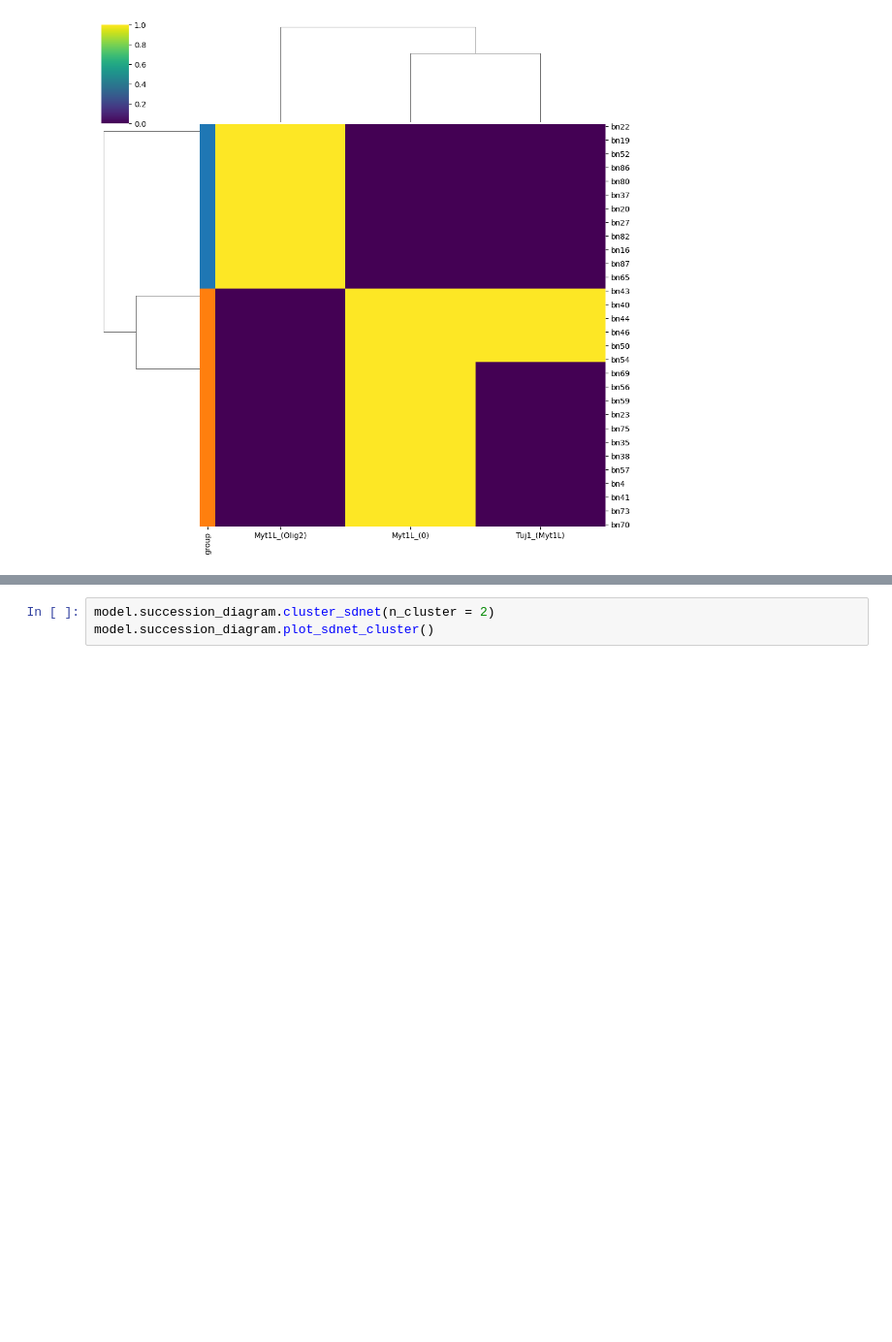
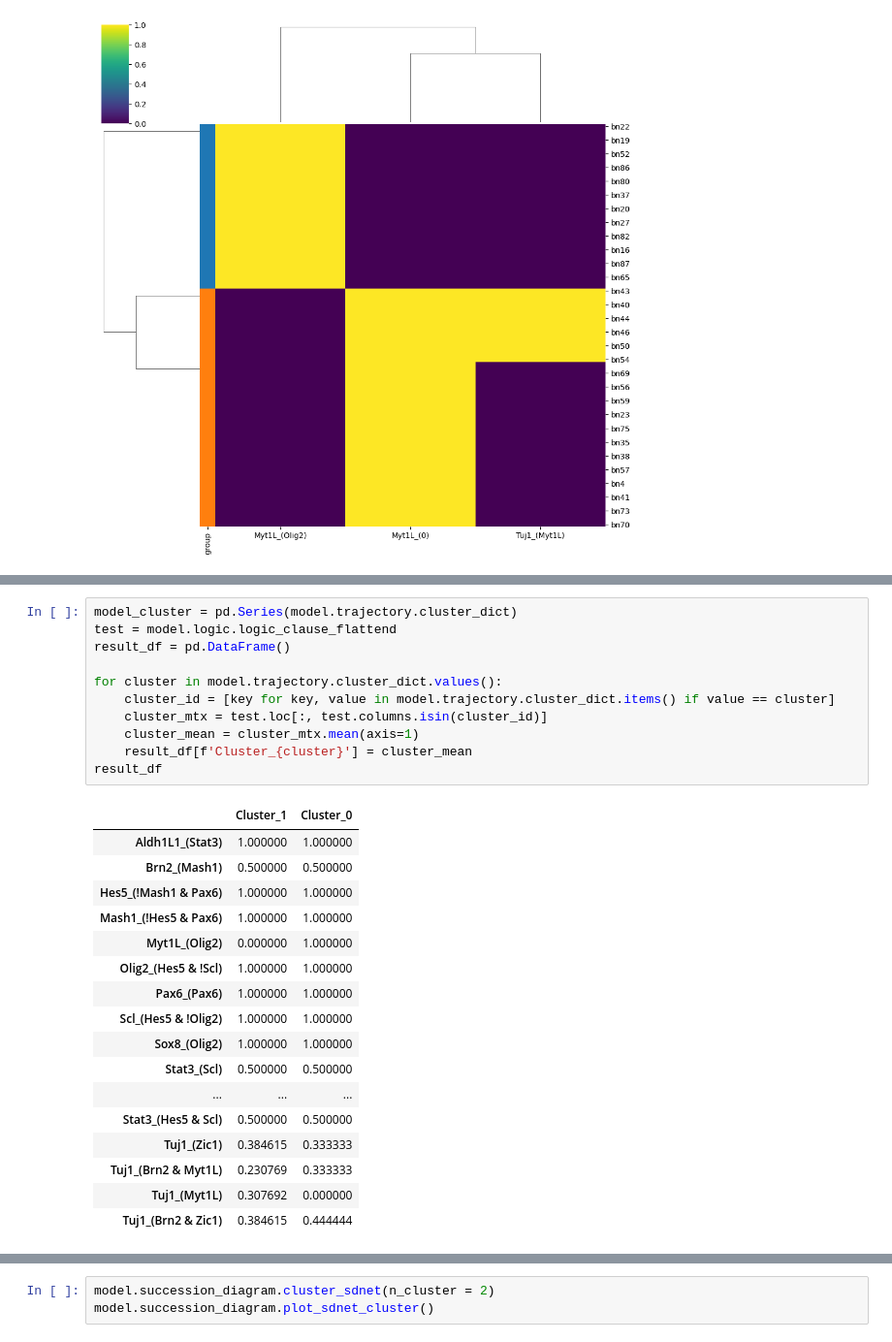
Before and after one commit to sysbio-curie/AstroLogics, a Jupyter notebook: scripts/Tutorial_BonesisTutorial_v2.ipynb, the cells around one changed output, grey strips where cells are left out. Shown at 97% size. Cells and saved outputs as stored; diff of their text form; blank space fills up the shorter version.

```diff
--- a/scripts/Tutorial_BonesisTutorial_v2.ipynb
+++ b/scripts/Tutorial_BonesisTutorial_v2.ipynb
@@ -362,2 +377,31 @@ sns.clustermap(test[marker_features], cmap='viridis', figsize=(10, 10), row_colo
+# %%
+model_cluster = pd.Series(model.trajectory.cluster_dict)
+test = model.logic.logic_clause_flattend
+result_df = pd.DataFrame()
+
+for cluster in model.trajectory.cluster_dict.values():
+    cluster_id = [key for key, value in model.trajectory.cluster_dict.items() if value == cluster]
+    cluster_mtx = test.loc[:, test.columns.isin(cluster_id)]
+    cluster_mean = cluster_mtx.mean(axis=1)
+    result_df[f'Cluster_{cluster}'] = cluster_mean
+result_df
+# %% [output]
+|  | Cluster_1 | Cluster_0 |
+| Aldh1L1_(Stat3) | 1.000000 | 1.000000 |
+| Brn2_(Mash1) | 0.500000 | 0.500000 |
+| Hes5_(!Mash1 & Pax6) | 1.000000 | 1.000000 |
+| Mash1_(!Hes5 & Pax6) | 1.000000 | 1.000000 |
+| Myt1L_(Olig2) | 0.000000 | 1.000000 |
+| Olig2_(Hes5 & !Scl) | 1.000000 | 1.000000 |
+| Pax6_(Pax6) | 1.000000 | 1.000000 |
+| Scl_(Hes5 & !Olig2) | 1.000000 | 1.000000 |
+| Sox8_(Olig2) | 1.000000 | 1.000000 |
+| Stat3_(Scl) | 0.500000 | 0.500000 |
+| ... | ... | ... |
+| Stat3_(Hes5 & Scl) | 0.500000 | 0.500000 |
+| Tuj1_(Zic1) | 0.384615 | 0.333333 |
+| Tuj1_(Brn2 & Myt1L) | 0.230769 | 0.333333 |
+| Tuj1_(Myt1L) | 0.307692 | 0.000000 |
+| Tuj1_(Brn2 & Zic1) | 0.384615 | 0.444444 |
 # %%
 model_cluster = pd.Series(model.trajectory.cluster_dict)
```
Also changed, not shown: parts of 8 cells of this notebook, 27 other files.
